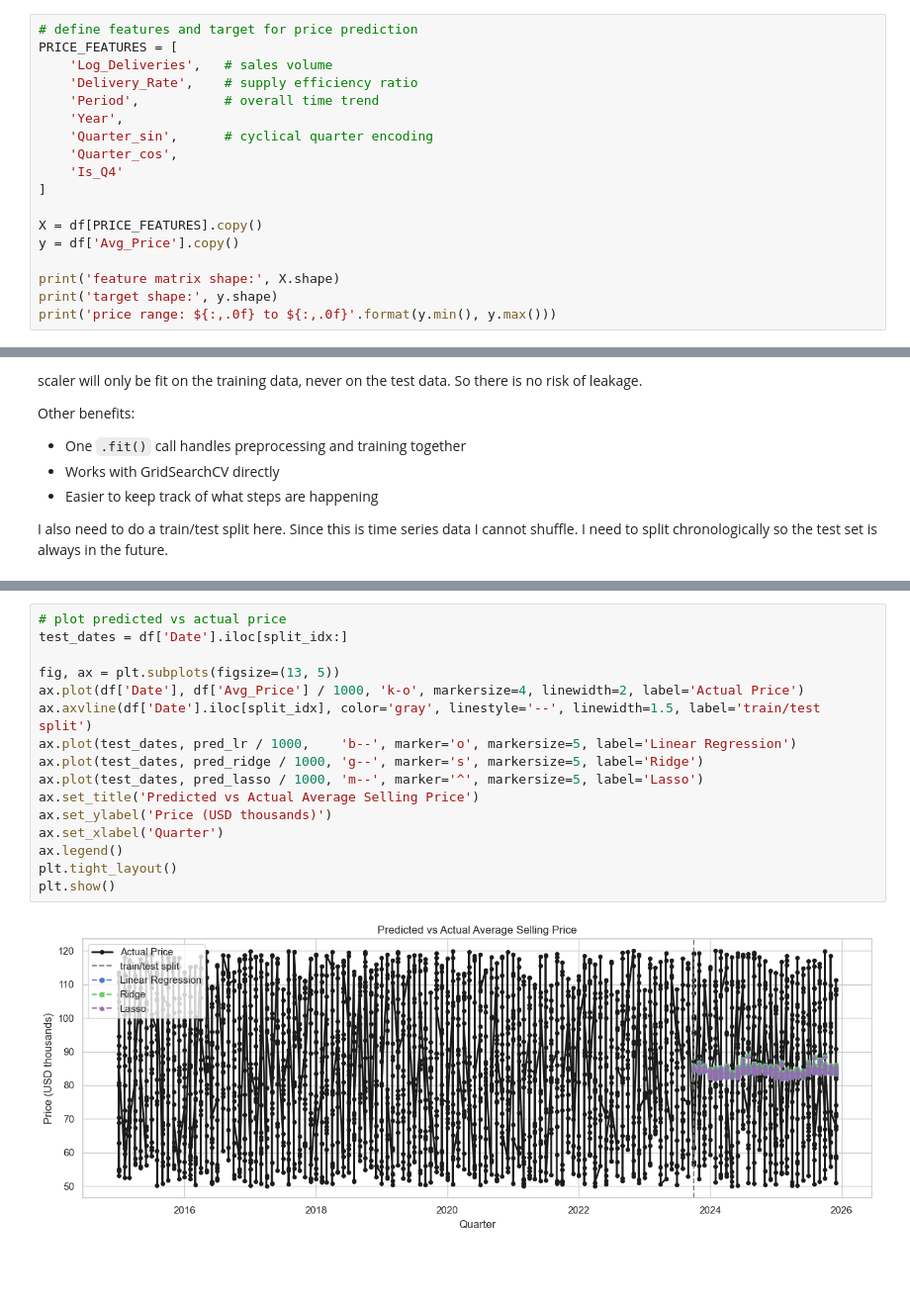
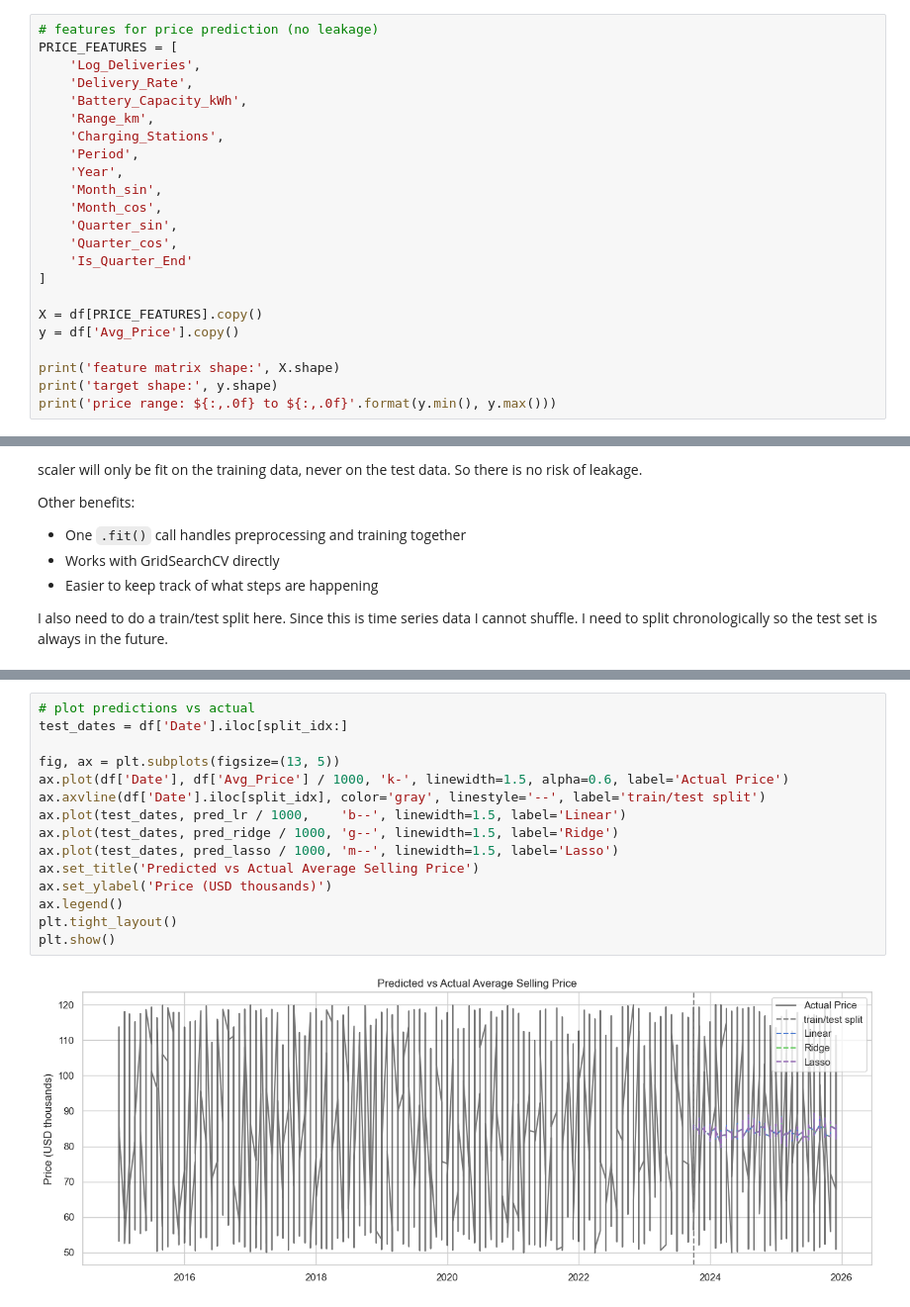
Before and after one commit to soumi-mishra/Celebal-Technologies-Internship, a Jupyter notebook: week2_soumi_mishra.ipynb, the cells around one changed output, grey strips where cells are left out. Shown at 99% size. Cells and saved outputs as stored; diff of their text form; blank space fills up the shorter version.

```diff
--- a/week2_soumi_mishra.ipynb
+++ b/week2_soumi_mishra.ipynb
@@ -453,15 +380,20 @@ For predicting **Avg_Price**:
 
 Another important rule: fit the scaler only on training data, then apply it to the test set. If you fit on the whole dataset, the scaler has seen the test data and that is leakage too.
 # %%
-# define features and target for price prediction
+# features for price prediction (no leakage)
 PRICE_FEATURES = [
-    'Log_Deliveries',   # sales volume
-    'Delivery_Rate',    # supply efficiency ratio
-    'Period',           # overall time trend
+    'Log_Deliveries',
+    'Delivery_Rate',
+    'Battery_Capacity_kWh',
+    'Range_km',
+    'Charging_Stations',
+    'Period',
     'Year',
-    'Quarter_sin',      # cyclical quarter encoding
+    'Month_sin',
+    'Month_cos',
+    'Quarter_sin',
     'Quarter_cos',
-    'Is_Q4'
+    'Is_Quarter_End'
 ]
 
 X = df[PRICE_FEATURES].copy()
@@ -623,19 +514,18 @@ test set performance (predicting Avg_Price):
 # %%
-# plot predicted vs actual price
+# plot predictions vs actual
 test_dates = df['Date'].iloc[split_idx:]
 
 fig, ax = plt.subplots(figsize=(13, 5))
-ax.plot(df['Date'], df['Avg_Price'] / 1000, 'k-o', markersize=4, linewidth=2, label='Actual Price')
-ax.axvline(df['Date'].iloc[split_idx], color='gray', linestyle='--', linewidth=1.5, label='train/test split')
-ax.plot(test_dates, pred_lr / 1000,    'b--', marker='o', markersize=5, label='Linear Regression')
-ax.plot(test_dates, pred_ridge / 1000, 'g--', marker='s', markersize=5, label='Ridge')
-ax.plot(test_dates, pred_lasso / 1000, 'm--', marker='^', markersize=5, label='Lasso')
+ax.plot(df['Date'], df['Avg_Price'] / 1000, 'k-', linewidth=1.5, alpha=0.6, label='Actual Price')
+ax.axvline(df['Date'].iloc[split_idx], color='gray', linestyle='--', label='train/test split')
+ax.plot(test_dates, pred_lr / 1000,    'b--', linewidth=1.5, label='Linear')
+ax.plot(test_dates, pred_ridge / 1000, 'g--', linewidth=1.5, label='Ridge')
+ax.plot(test_dates, pred_lasso / 1000, 'm--', linewidth=1.5, label='Lasso')
 ax.set_title('Predicted vs Actual Average Selling Price')
 ax.set_ylabel('Price (USD thousands)')
-ax.set_xlabel('Quarter')
 ax.legend()
 plt.tight_layout()
 plt.show()
 # %% [output]
-[figure, old version]
+[figure, new version]
 # %%
```
Also changed, not shown: parts of 26 cells of this notebook.
